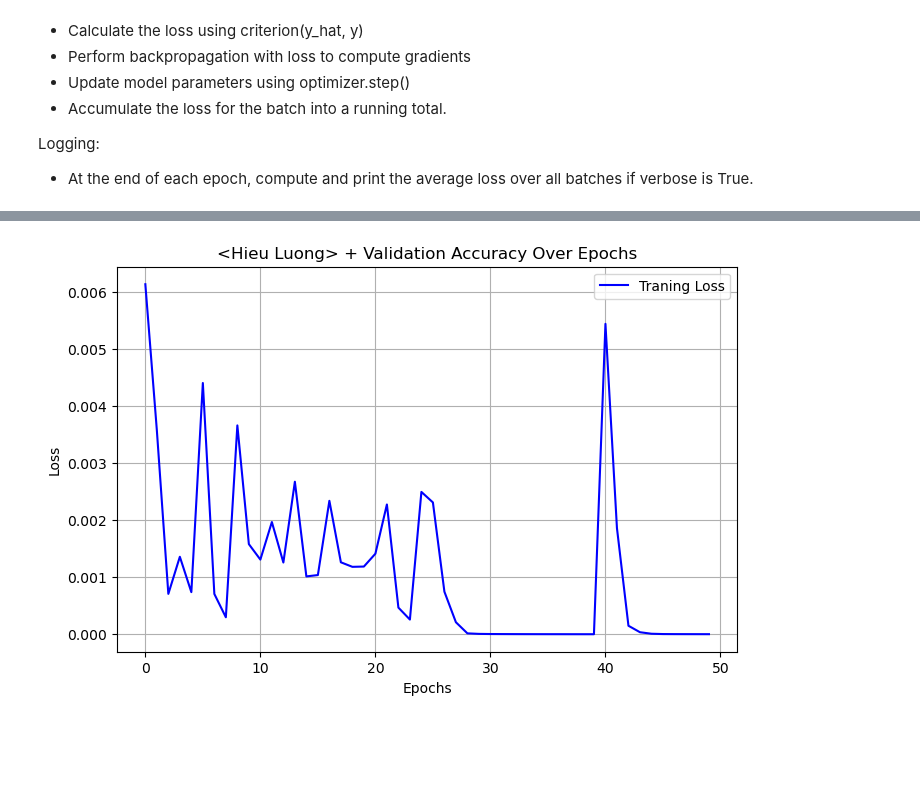
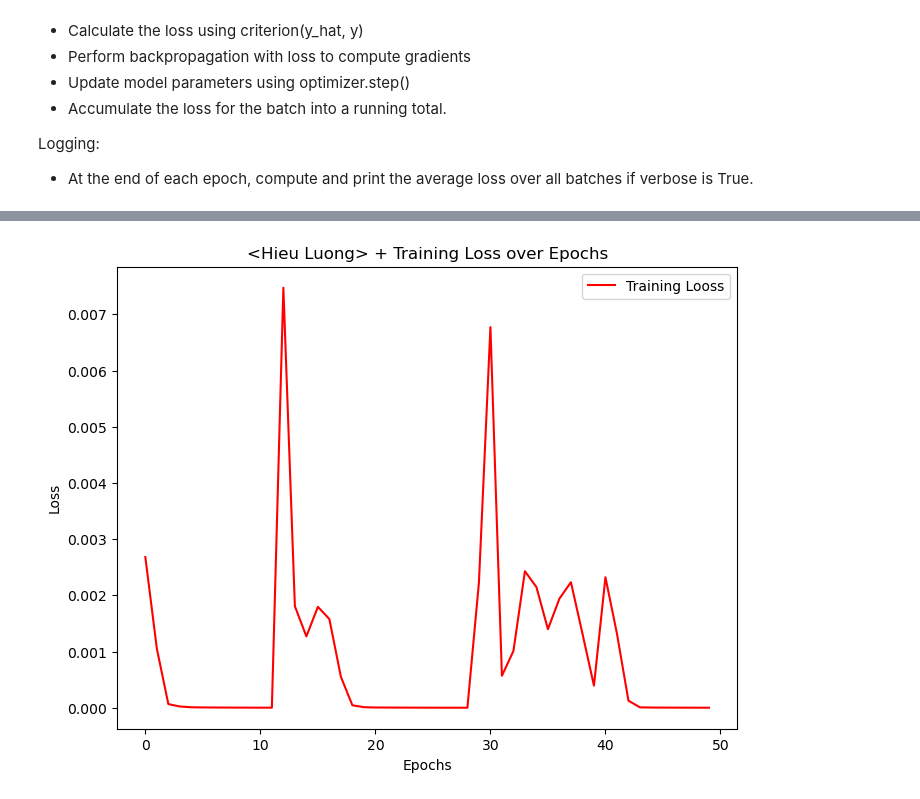
Before and after one commit to HoweyLuong/CS457_lab6, a Jupyter notebook: Hieu_Lab6.ipynb, the cells around one changed output, grey strips where cells are left out. Cells and saved outputs as stored; diff of their text form; code cells hidden in the pictures; blank space fills up the shorter version.

```diff
--- a/Hieu_Lab6.ipynb
+++ b/Hieu_Lab6.ipynb
@@ -53,7 +53,7 @@ test_dataset = torchvision.datasets.MNIST(root="./data", train= False, download
 memory_used_before = memory_profiler.memory_usage()[0]
 
 train_loader = DataLoader(train_dataset, batch_size =64, shuffle = True)
-test_loader = DataLoader(test_dataset, batch_size = 64, shuffle = False)
+val_loader = DataLoader(test_dataset, batch_size = 64, shuffle = False)
 
 memory_used_after = memory_profiler.memory_usage()[0]
 
@@ -239,4 +259,4 @@ def trainer(model, criterion, optimizer, dataloader, epochs = 50, device="cpu",v
 # %%
-#Traning data
-loss_history, accuracy_list = trainer(model, criterion, optimizer, train_loader, epochs=50, verbose=True)
+# Train the model
+loss_history,val_loss_history, accuracy_list = trainer(model, criterion, optimizer, train_loader, val_loader, epochs=50, device=device, verbose=True)
 # %% [output]
@@ -261,19 +281,15 @@ Epoch 50, Loss: 0.0000, Accuracy: 1.0000
 import seaborn as sns
 from sklearn.metrics import confusion_matrix
 # %%
-def plot_loss(train_loss, val_loss):
-    plt.figure(figsize=(8,5))
-    plt.plot(train_loss, label ='Traning Loss',color='blue')
-    #if val_loss is not None:
-    plt.plot(val_loss, label='Validation Loss', color= 'red')
-
+def plot_training_loss(train_loss):
+    plt.figure(figsize=(8,6))
+    plt.plot(range(len(train_loss)), train_loss, label="Training Looss", color = "red")
     plt.xlabel("Epochs")
     plt.ylabel("Loss")
-    plt.title("<Hieu Luong> + Validation Accuracy Over Epochs")
+    plt.title("<Hieu Luong> + Training Loss over Epochs")
     plt.legend()
-    plt.grid()
     plt.show()
 
-plot_loss(loss_history,accuracy_list)
+plot_training_loss(loss_history)
 # %% [output]
-[figure, old version]
+[figure, new version]
```
Also changed, not shown: parts of 4 cells of this notebook.
